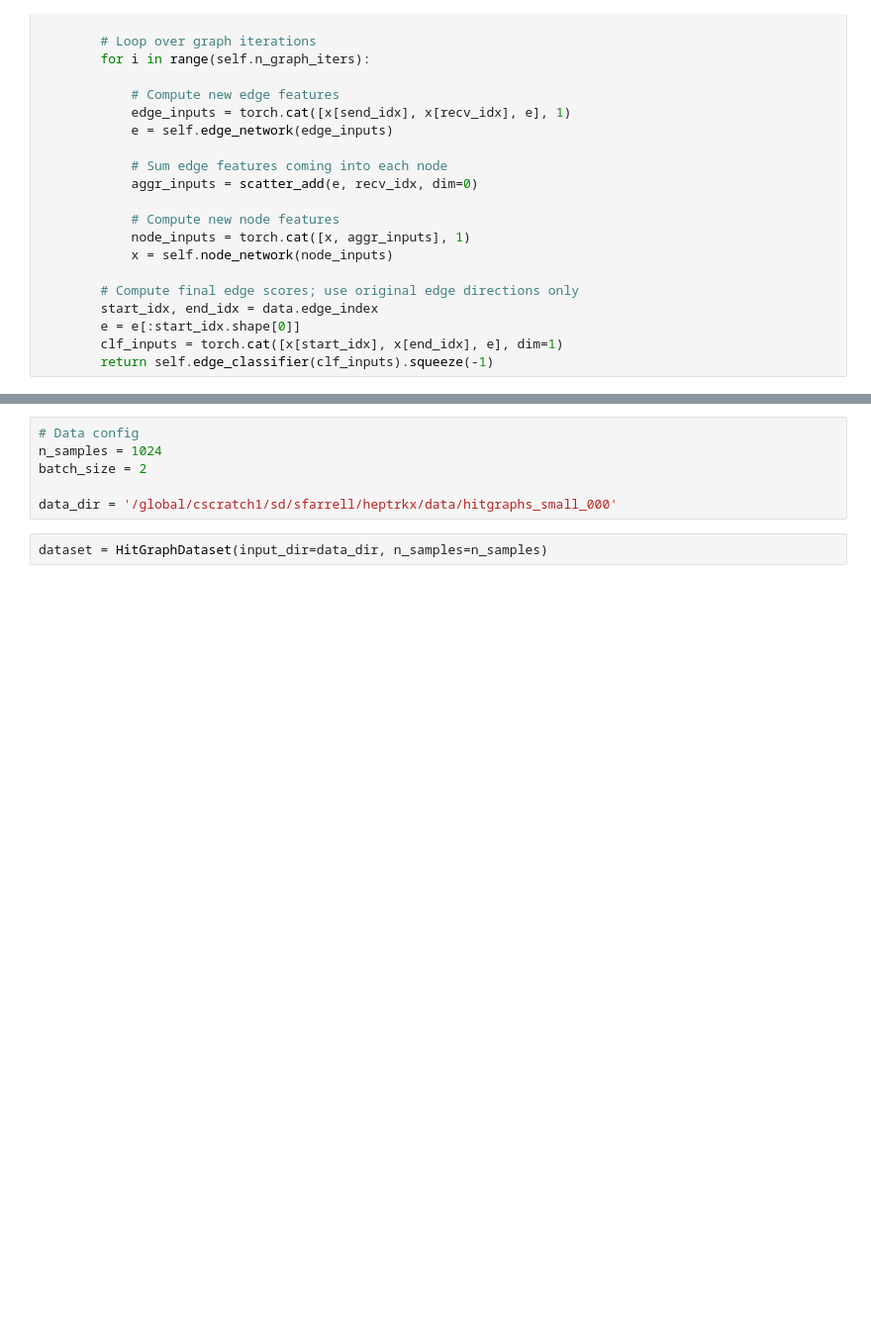
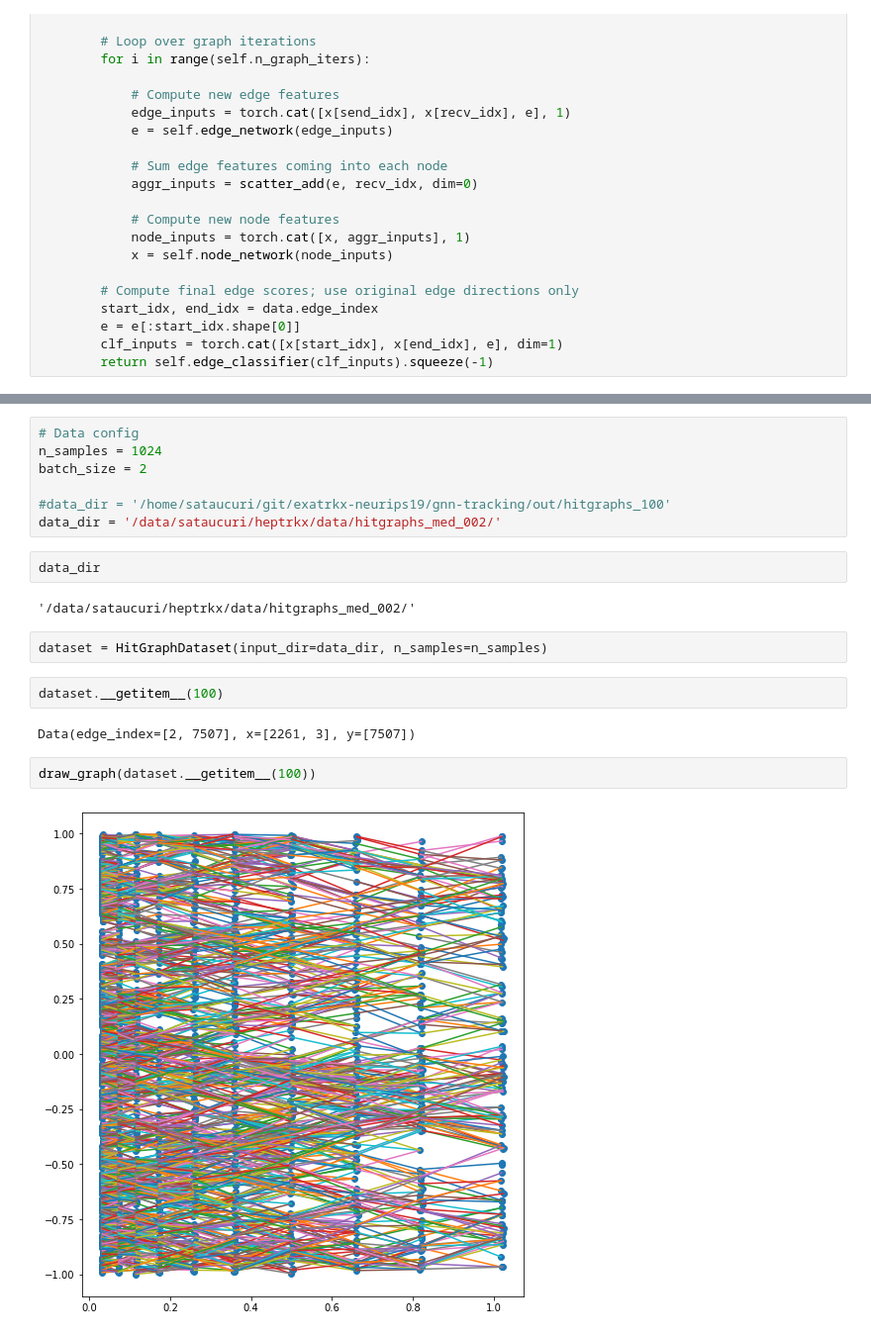
Before and after one commit to stonescenter/graph-tracking, a Jupyter notebook: notebooks/Testing Concepts.ipynb, the cells around one changed output, grey strips where cells are left out. Shown: that part at 99% size. Cells and saved outputs as stored; diff of their text form; blank space fills up the shorter version.

Commit message:
added more examples for processing data hits for COO format

```diff
--- a/notebooks/Testing Concepts.ipynb
+++ b/notebooks/Testing Concepts.ipynb
@@ -245,6 +244,19 @@ class HitGraphDataset(Dataset):
 n_samples = 1024
 batch_size = 2
 
-data_dir = '/global/cscratch1/sd/sfarrell/heptrkx/data/hitgraphs_small_000'
+#data_dir = '/home/sataucuri/git/exatrkx-neurips19/gnn-tracking/out/hitgraphs_100'
+data_dir = '/data/sataucuri/heptrkx/data/hitgraphs_med_002/'
+# %%
+data_dir
+# %% [output]
+'/data/sataucuri/heptrkx/data/hitgraphs_med_002/'
 # %%
 dataset = HitGraphDataset(input_dir=data_dir, n_samples=n_samples)
+# %%
+dataset.__getitem__(100)
+# %% [output]
+Data(edge_index=[2, 7507], x=[2261, 3], y=[7507])
+# %%
+draw_graph(dataset.__getitem__(100))
+# %% [output]
+[figure, added]
```
Also changed, not shown: parts of 3 cells of this notebook, 1 other file.
